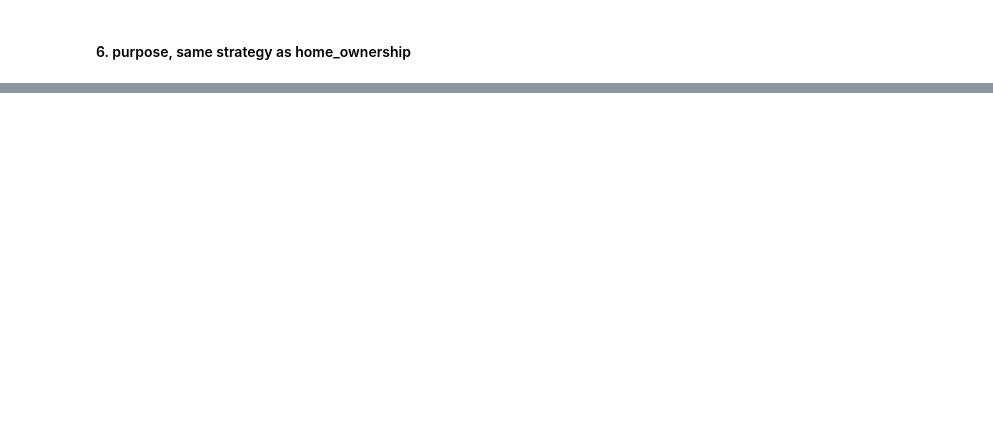
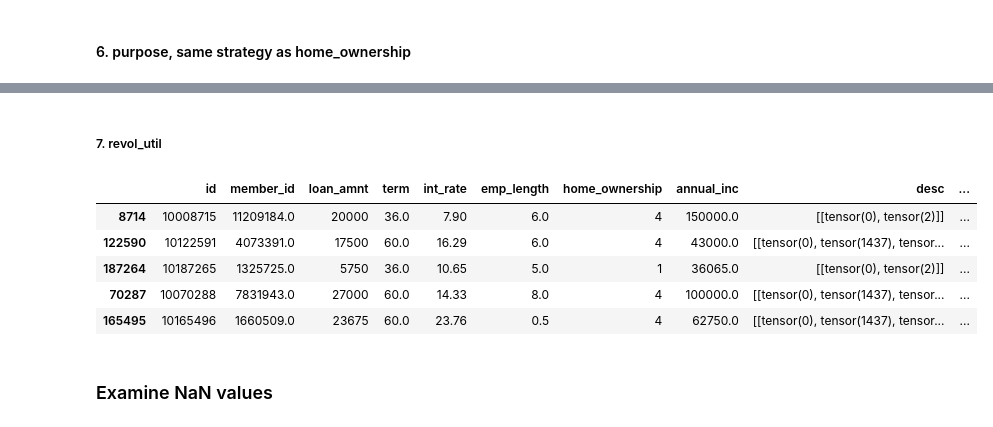
Before and after one commit to FKH886/Dixuan_Wang_take_home_project, a Jupyter notebook: main.ipynb, the cells around one changed output, grey strips where cells are left out. Saved outputs shown, nothing was run; the diff lists cells and outputs as text; code cells hidden in the pictures; blank space fills up the shorter version.

```diff
--- a/main.ipynb
+++ b/main.ipynb
@@ -307,0 +362,14 @@ display(training_load.sample(5))
+# %% [markdown]
+##### 7. revol_util
+# %%
+training_load['revol_util'] = training_load['revol_util'].apply(lambda revol_util: eval(revol_util[:-1]) if type(revol_util) is str else revol_util)
+display(training_load.sample(5))
+# %% [output]
+|  | id | member_id | loan_amnt | term | int_rate | emp_length | home_ownership | annual_inc | desc | ... |
+| 8714 | 10008715 | 11209184.0 | 20000 | 36.0 | 7.90 | 6.0 | 4 | 150000.0 | [[tensor(0), tensor(2)]] | ... |
+| 122590 | 10122591 | 4073391.0 | 17500 | 60.0 | 16.29 | 6.0 | 4 | 43000.0 | [[tensor(0), tensor(1437), tensor... | ... |
+| 187264 | 10187265 | 1325725.0 | 5750 | 36.0 | 10.65 | 5.0 | 1 | 36065.0 | [[tensor(0), tensor(2)]] | ... |
+| 70287 | 10070288 | 7831943.0 | 27000 | 60.0 | 14.33 | 8.0 | 4 | 100000.0 | [[tensor(0), tensor(1437), tensor... | ... |
+| 165495 | 10165496 | 1660509.0 | 23675 | 60.0 | 23.76 | 0.5 | 4 | 62750.0 | [[tensor(0), tensor(1437), tensor... | ... |
+# %% [markdown]
+### Examine NaN values
```
Also changed, not shown: parts of 19 cells of this notebook.
